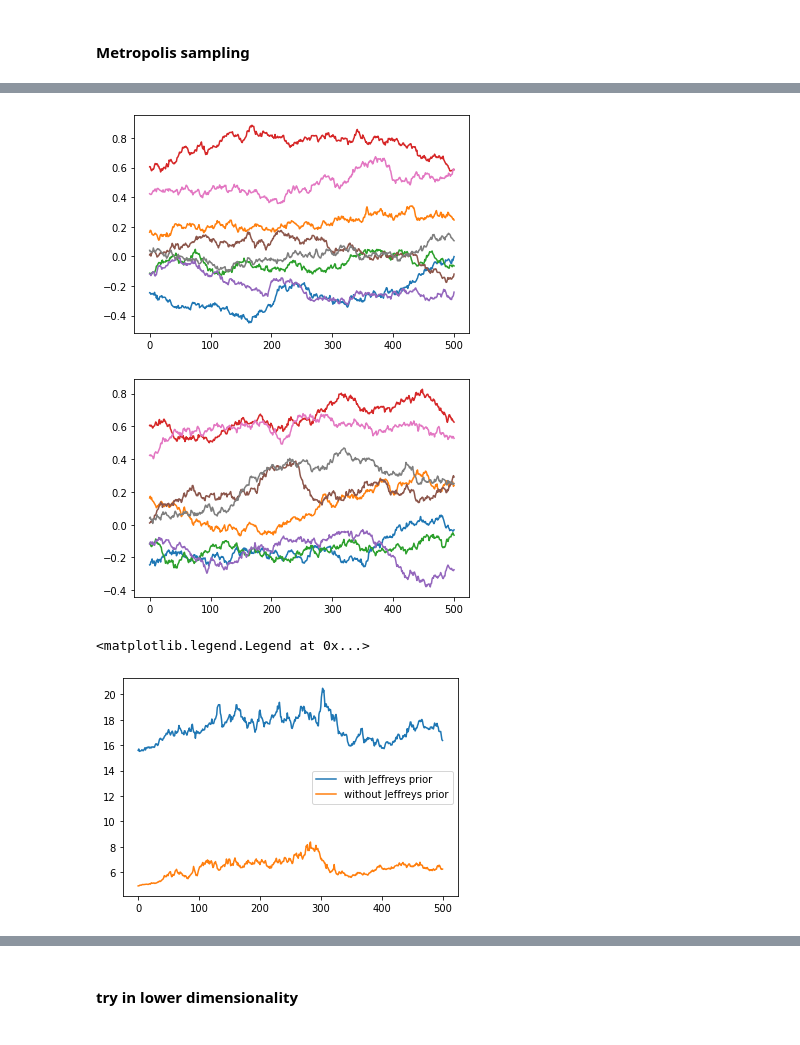
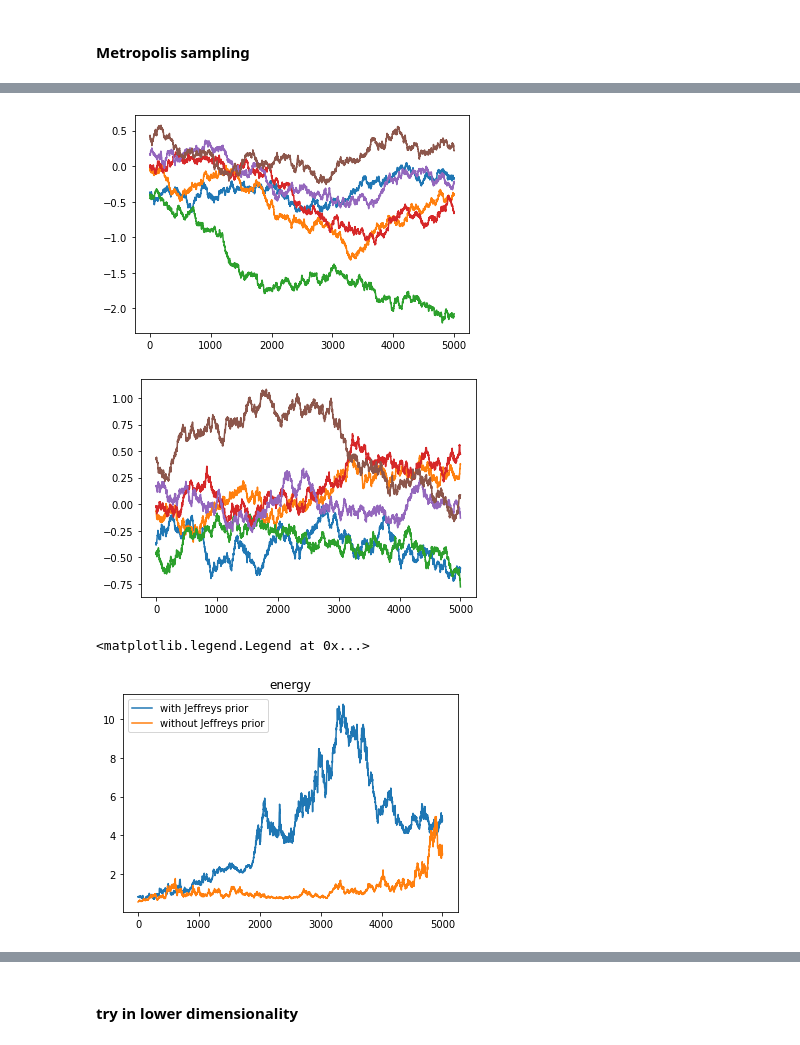
Before and after one commit to IvanGilardoni/Jeffreys_prior, a Jupyter notebook: main2.ipynb, the cells around one changed output, grey strips where cells are left out. Drawn from its saved outputs; the diff is of its cells as text; code cells hidden in the pictures.

```diff
--- a/main2.ipynb
+++ b/main2.ipynb
@@ -374,13 +371,13 @@ def energy_fun(lambdas, if_Jeffreys):
 
     if if_Jeffreys:
         name_mol = list(out.weights_new.keys())[0]
-        measure, cov = local_density(data.mol[name_mol].g, out.weights_new[name_mol], if_cholesky=True)
+        measure, cov = local_density(data.mol[name_mol].g, out.weights_new[name_mol])
         energy -= np.log(measure)
 
     return energy, av_g
 # %%
 energy_function = {'fun': energy_fun, 'args': ([True])}
-sampling_J = run_Metropolis(x0, proposal_full, energy_function, n_steps=500)
+sampling_J = run_Metropolis(x0, proposal_full, energy_function, n_steps=5000)
 # %% [output]
 WARNING: you are using normalized observables!
 Warning: the quantities of interest are given by energy_function
@@ -400,8 +397,8 @@ WARNING: you are using normalized observables!
 WARNING: you are using normalized observables!
 WARNING: you are using normalized observables!
 # %%
-energy_function = {'fun': energy_fun, 'args': ([True])}
-sampling_J = run_Metropolis(x0, proposal_full, energy_function, n_steps=500)
+energy_function = {'fun': energy_fun, 'args': ([False])}
+sampling_noJ = run_Metropolis(x0, proposal_full, energy_function, n_steps=5000)
 # %% [output]
 WARNING: you are using normalized observables!
 Warning: the quantities of interest are given by energy_function
@@ -420,6 +417,3 @@ WARNING: you are using normalized observables!
 WARNING: you are using normalized observables!
 WARNING: you are using normalized observables!
 WARNING: you are using normalized observables!
-# %%
-energy_function = {'fun': energy_fun, 'args': ([False])}
-sampling_noJ = run_Metropolis(x0, proposal_full, energy_function, n_steps=500)
@@ -444,29 +420,30 @@ WARNING: you are using normalized observables!
 # %%
-for i in range(8):
+for i in range(6):
 
     plt.plot(sampling_J[0][:, i], '-', label='with Jeffreys prior')
     # plt.plot(sampling_noJ[0][:, i], '-', label='without Jeffreys prior')
     # plt.legend()
 
-plt.savefig('../Figures/lambdas_J.pdf', format="pdf", bbox_inches="tight")
+# plt.savefig('../Figures/lambdas_J.pdf', format="pdf", bbox_inches="tight")
 
 plt.figure()
 
-for i in range(8):
+for i in range(6):
     plt.plot(sampling_noJ[0][:, i], '-', label='without Jeffreys prior')
     # plt.legend()
 
-plt.savefig('../Figures/lambdas_noJ.pdf', format="pdf", bbox_inches="tight")
+# plt.savefig('../Figures/lambdas_noJ.pdf', format="pdf", bbox_inches="tight")
 # %% [output]
-[figure, old version]
+[figure, new version]
-[figure, old version]
+[figure, new version]
 # %%
 plt.plot(sampling_J[1], '-', label='with Jeffreys prior')
 plt.plot(sampling_noJ[1], '-', label='without Jeffreys prior')
+plt.title('energy')
 plt.legend()
 # plt.text(2000, 0, s='av. acceptance: with J.' + str(sampling_J[2]) + '; without J.' + str(sampling_noJ[2]))
 
 # plt.savefig('../Figures/energies.pdf', format="pdf", bbox_inches="tight")
 # %% [output]
 <matplotlib.legend.Legend at 0x...>
-[figure, old version]
+[figure, new version]
```
Also changed, not shown: parts of 53 cells of this notebook, 8 other files.
